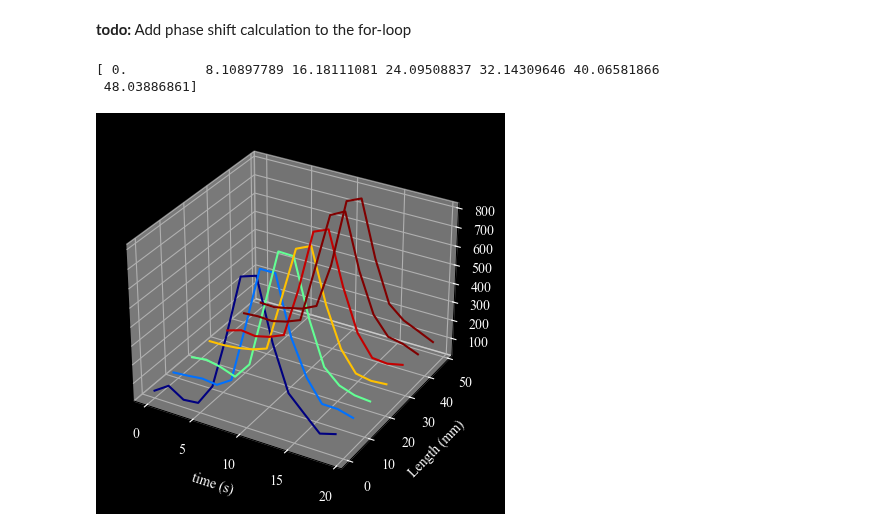
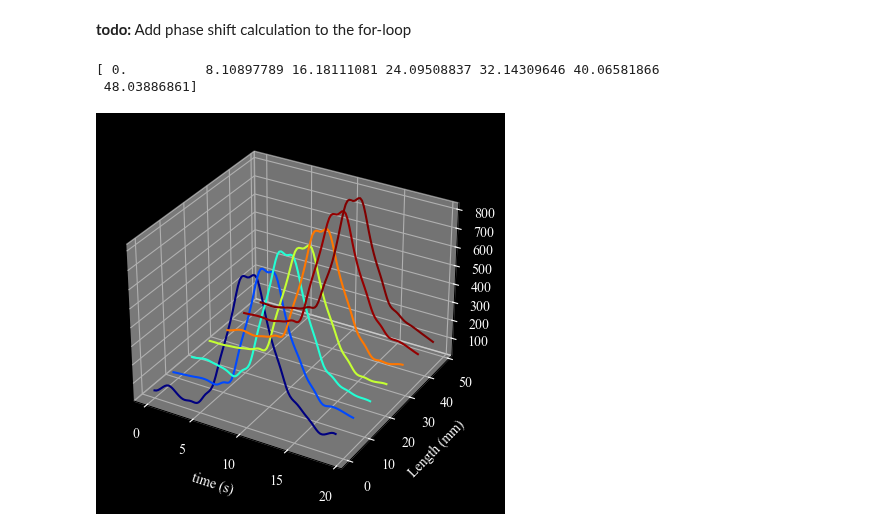
Before and after one commit to aseresti/ContrastDispersion, a Jupyter notebook: scripts/TestAutoPipeline.ipynb, the cells around one changed output. Drawn from its saved outputs; the diff is of its cells as text; code cells hidden in the pictures.

```diff
--- a/scripts/TestAutoPipeline.ipynb
+++ b/scripts/TestAutoPipeline.ipynb
@@ -759,26 +760,32 @@ range(0, 29, 2)
 # %% [markdown]
 **todo:**
 Add phase shift calculation to the for-loop
+# %%
+UpperMeanArrays2 = {}
+time = np.linspace(min(count), max(count), 100)
+for key, arr in UpperMeanArrays.items():
+    cs = CubicSpline(count, arr)
+    UpperMeanArrays2[key] = cs(time)
 # %%
 fig = plt.figure(facecolor="black")
 ax = fig.add_subplot(111, projection='3d', facecolor = "black")
 plt.set_cmap('jet_r')
 L = np.array(list(UpperMeanArrays.keys()))
 step = len(L) // 7
 x = L[::step][:7]
 print(x)
 for j, l in enumerate(x):
-    arr = UpperMeanArrays[l]
+    arr = UpperMeanArrays2[l]
     x_ = l*np.ones(len(arr))
-    ax.plot(count, x_, arr, color = cm.jet(j*60))
+    ax.plot(time, x_, arr, color = cm.jet(j*50))
 
 ax.set_xlabel("time (s)")
 ax.set_ylabel("Length (mm)")
 ax.tick_params(colors="white")
 ax.xaxis.label.set_color("white")
 ax.yaxis.label.set_color("white")
 ax.zaxis.label.set_color("white")
 # %% [output]
 [ 0.          8.10897789 16.18111081 24.09508837 32.14309646 40.06581866
  48.03886861]
-[figure, old version]
+[figure, new version]
```
Also changed, not shown: parts of 3 cells of this notebook.
